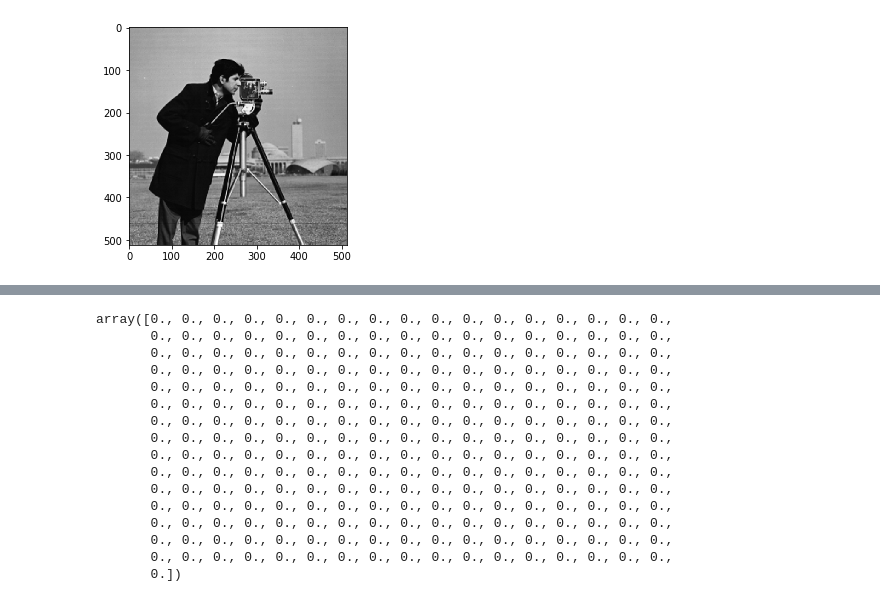
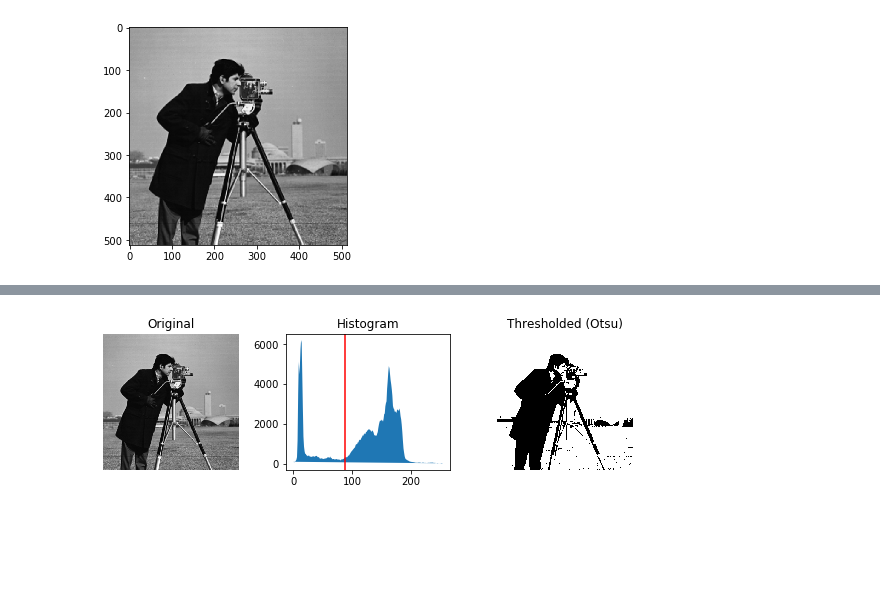
Before and after one commit to BHernandez18/Laboratorios---Procesamiento-de-Imagenes, a Jupyter notebook: Laboratorio 1 - Elementos básicos, Filtros/Laboratorio 1.ipynb, the cells around one changed output, grey strips where cells are left out. Drawn from its saved outputs; the diff is of its cells as text; code cells hidden in the pictures; blank space fills up the shorter version.

```diff
--- a/Laboratorio 1 - Elementos básicos, Filtros/Laboratorio 1.ipynb
+++ b/Laboratorio 1 - Elementos básicos, Filtros/Laboratorio 1.ipynb
@@ -196,19 +216,6 @@ array([[255, 255, 255, ..., 255, 255, 255],
-# %%
-np.zeros(256)
-# %% [output]
-array([0., 0., 0., 0., 0., 0., 0., 0., 0., 0., 0., 0., 0., 0., 0., 0., 0.,
-       0., 0., 0., 0., 0., 0., 0., 0., 0., 0., 0., 0., 0., 0., 0., 0., 0.,
-       0., 0., 0., 0., 0., 0., 0., 0., 0., 0., 0., 0., 0., 0., 0., 0., 0.,
-       0., 0., 0., 0., 0., 0., 0., 0., 0., 0., 0., 0., 0., 0., 0., 0., 0.,
-       0., 0., 0., 0., 0., 0., 0., 0., 0., 0., 0., 0., 0., 0., 0., 0., 0.,
-       0., 0., 0., 0., 0., 0., 0., 0., 0., 0., 0., 0., 0., 0., 0., 0., 0.,
-       0., 0., 0., 0., 0., 0., 0., 0., 0., 0., 0., 0., 0., 0., 0., 0., 0.,
-       0., 0., 0., 0., 0., 0., 0., 0., 0., 0., 0., 0., 0., 0., 0., 0., 0.,
-       0., 0., 0., 0., 0., 0., 0., 0., 0., 0., 0., 0., 0., 0., 0., 0., 0.,
-       0., 0., 0., 0., 0., 0., 0., 0., 0., 0., 0., 0., 0., 0., 0., 0., 0.,
-       0., 0., 0., 0., 0., 0., 0., 0., 0., 0., 0., 0., 0., 0., 0., 0., 0.,
-       0., 0., 0., 0., 0., 0., 0., 0., 0., 0., 0., 0., 0., 0., 0., 0., 0.,
-       0., 0., 0., 0., 0., 0., 0., 0., 0., 0., 0., 0., 0., 0., 0., 0., 0.,
-       0., 0., 0., 0., 0., 0., 0., 0., 0., 0., 0., 0., 0., 0., 0., 0., 0.,
-       0., 0., 0., 0., 0., 0., 0., 0., 0., 0., 0., 0., 0., 0., 0., 0., 0.,
-       0.])
+# %%
+threshold = otsu_threshold(camera_image)
+binary_image_otsu = get_binarized_image(camera_image, threshold)
+plot_binarized_image(camera_image, binary_image_otsu, 'Otsu', threshold)
+# %% [output]
+[figure, added]
```
Also changed, not shown: parts of 4 cells of this notebook.
